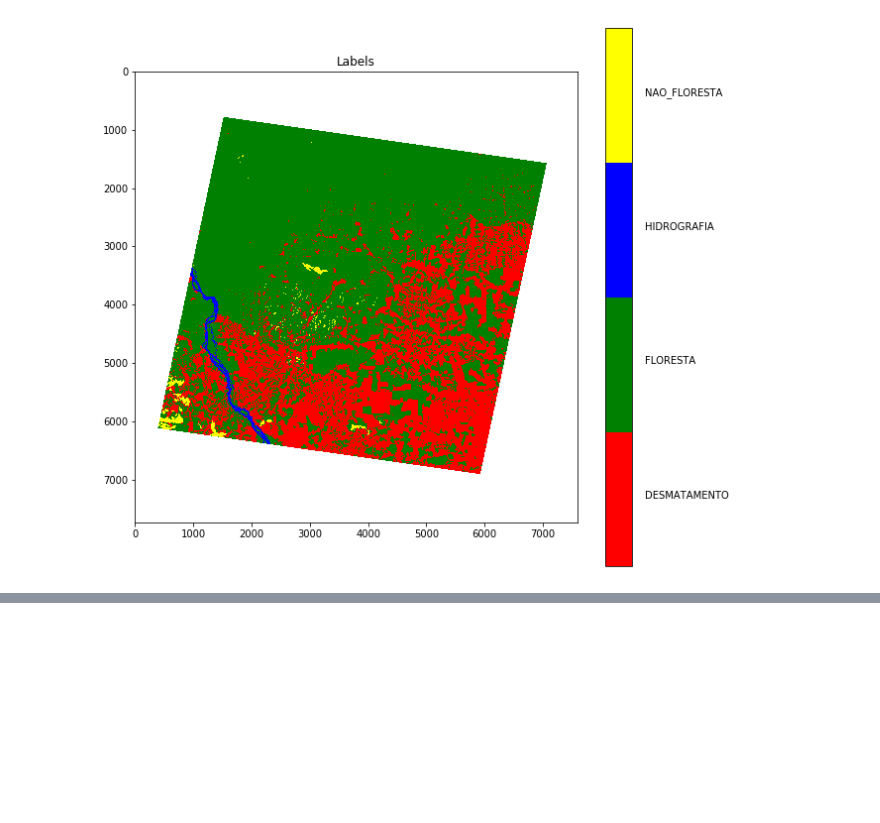
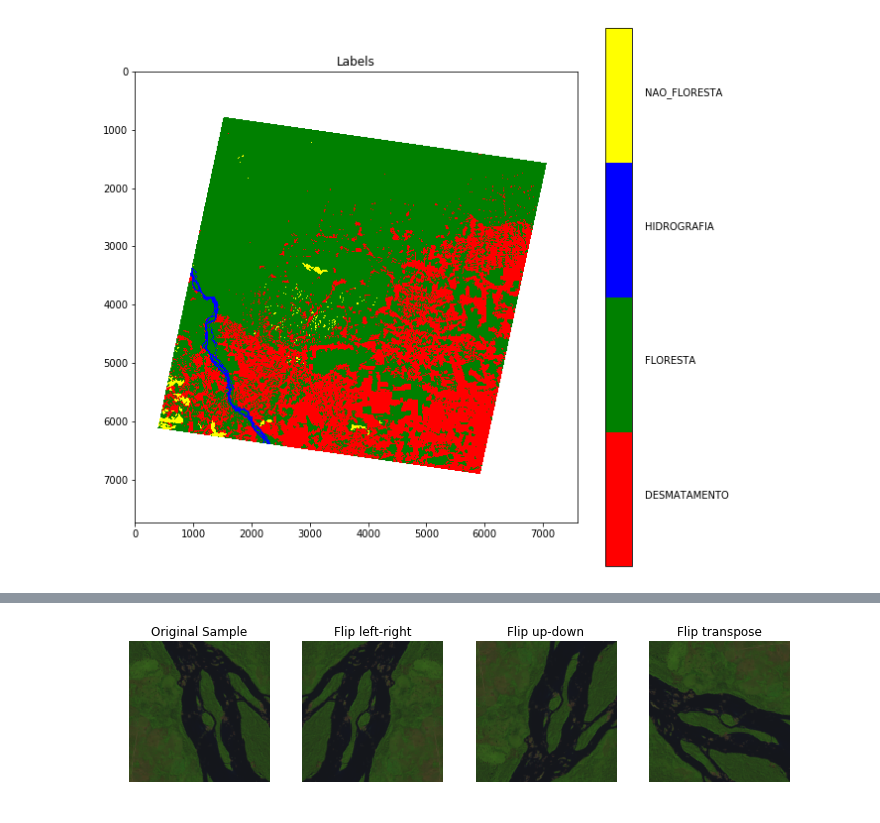
Before and after one commit to rvmaretto/deepgeo, a Jupyter notebook: notebooks/data_augmentation.ipynb, the cells around one changed output, grey strips where cells are left out. Drawn from its saved outputs; the diff is of its cells as text; code cells hidden in the pictures; blank space fills up the shorter version.

```diff
--- a/notebooks/data_augmentation.ipynb
+++ b/notebooks/data_augmentation.ipynb
@@ -42,0 +134,19 @@ Raster Shape: (7741, 7591, 1)
+# %%
+flipped_imgs = dtaug.flip_images([patches_img[2]])
+#rotated_lbl = dtaug.rotate_images([patches_lbl[2]], angles)
+
+plt.figure(figsize=(15,15))
+
+plt.subplot(5, 5, 1)
+plt.title('Original Sample')
+plt.imshow(patches_img[2], interpolation='nearest')
+plt.axis('off')
+
+flip_directions = ["left-right", "up-down", "transpose"]
+for idx in range(len(rotated_imgs)):
+    plt.subplot(5, 5, idx + 2)
+    plt.title("Flip %s" % flip_directions[idx])
+    plt.imshow(flipped_imgs[idx], interpolation='nearest')
+    plt.axis('off')
+# %% [output]
+[figure, added]
```
Also changed, not shown: parts of 7 cells of this notebook, 1 other file.
